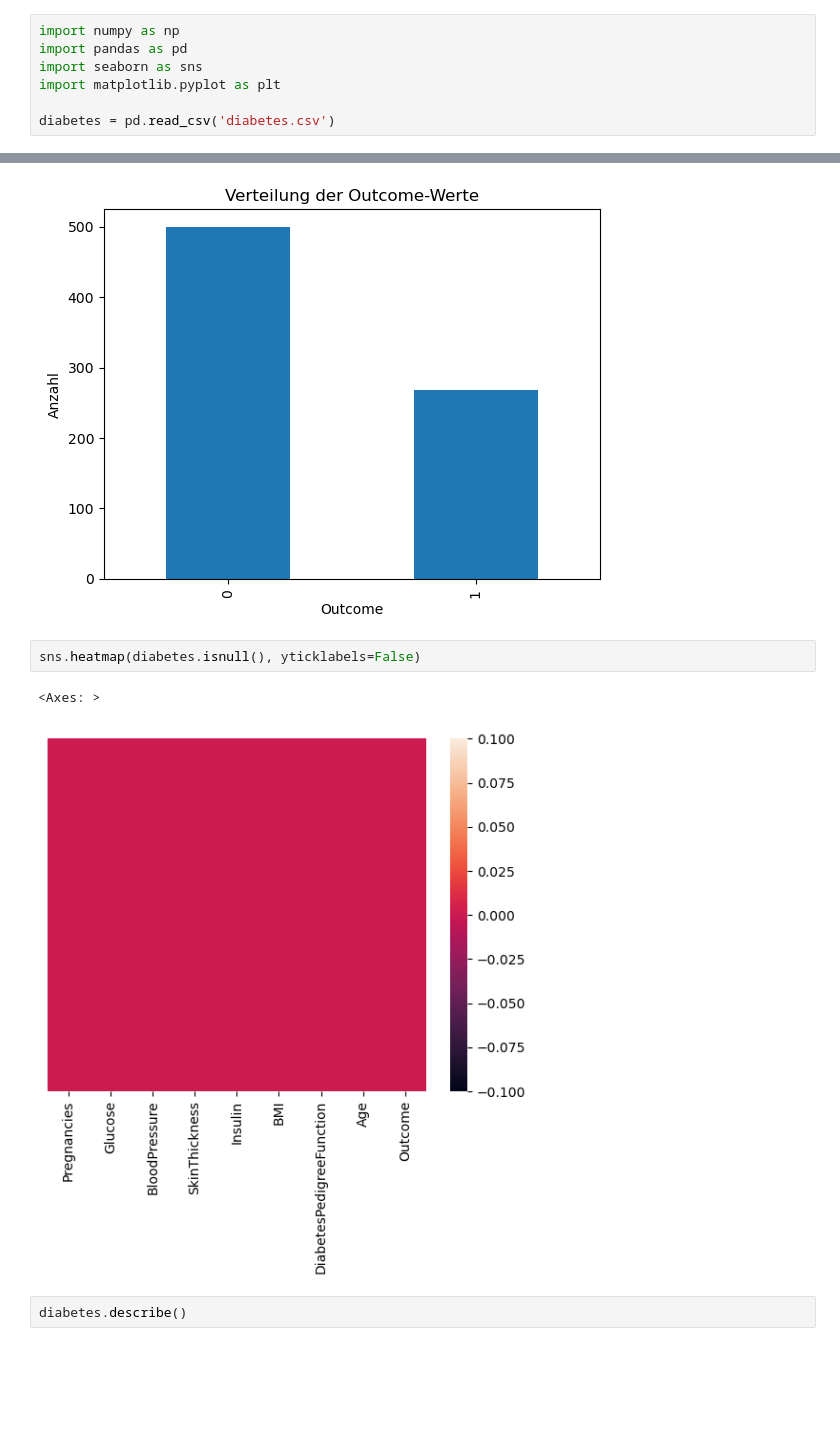
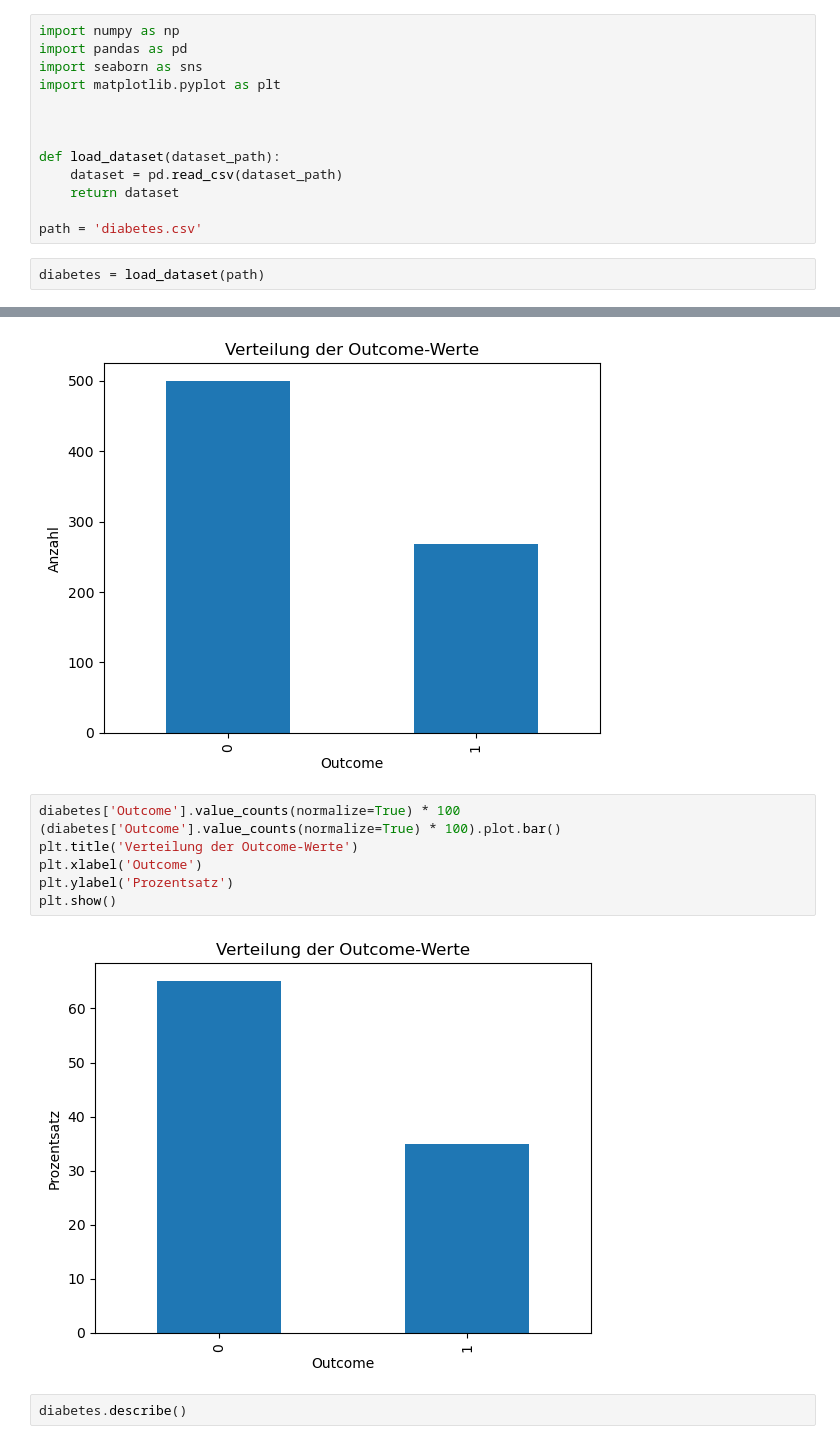
Before and after one commit to Sophies-Creative-hub/Naive-Bayes, a Jupyter notebook: Diabetes_GaussianNB/Diabetes Naive Bayes.ipynb, the cells around one changed output, grey strips where cells are left out. Saved outputs shown, nothing was run; the diff lists cells and outputs as text; blank space fills up the shorter version.

```diff
--- a/Diabetes_GaussianNB/Diabetes Naive Bayes.ipynb
+++ b/Diabetes_GaussianNB/Diabetes Naive Bayes.ipynb
@@ -6,7 +10,15 @@ import pandas as pd
 import seaborn as sns
 import matplotlib.pyplot as plt
 
-diabetes = pd.read_csv('diabetes.csv')
+
+
+def load_dataset(dataset_path):
+    dataset = pd.read_csv(dataset_path)
+    return dataset
+
+path = 'diabetes.csv'
+# %%
+diabetes = load_dataset(path)
 # %%
 # Anzeigen der Dimensionen des Datensatzes
 diabetes.shape
@@ -77,11 +89,15 @@ plt.ylabel('Anzahl')
 plt.show()
 # %% [output]
 [figure]
-# %%
-sns.heatmap(diabetes.isnull(), yticklabels=False)
-# %% [output]
-<Axes: >
-[figure, removed]
+# %%
+diabetes['Outcome'].value_counts(normalize=True) * 100
+(diabetes['Outcome'].value_counts(normalize=True) * 100).plot.bar()
+plt.title('Verteilung der Outcome-Werte')
+plt.xlabel('Outcome')
+plt.ylabel('Prozentsatz')
+plt.show()
+# %% [output]
+[figure, added]
 # %%
 diabetes.describe()
 # %% [output]
```
Also changed, not shown: parts of 51 cells of this notebook, 3 other files.
